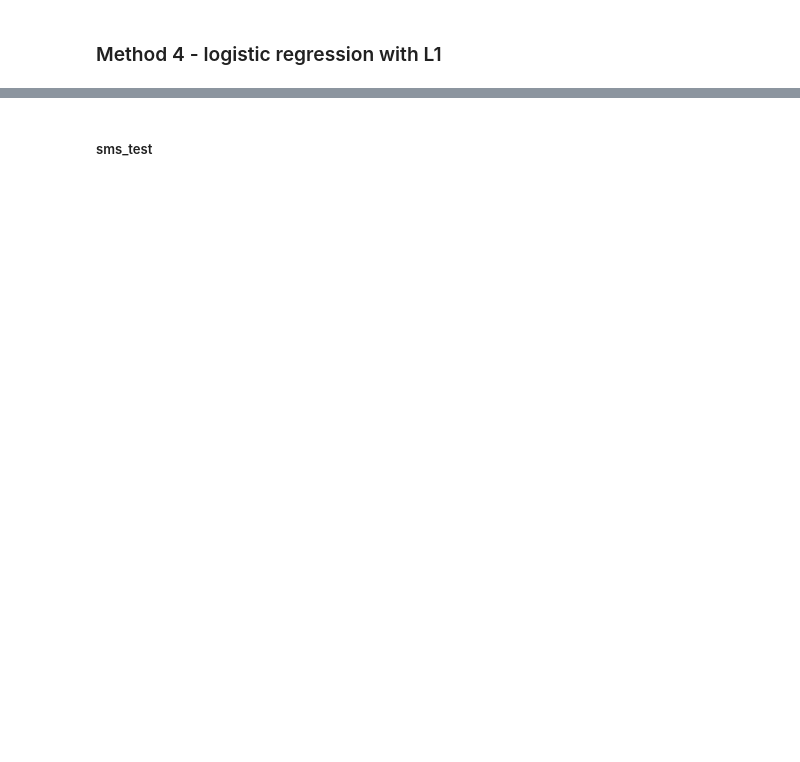
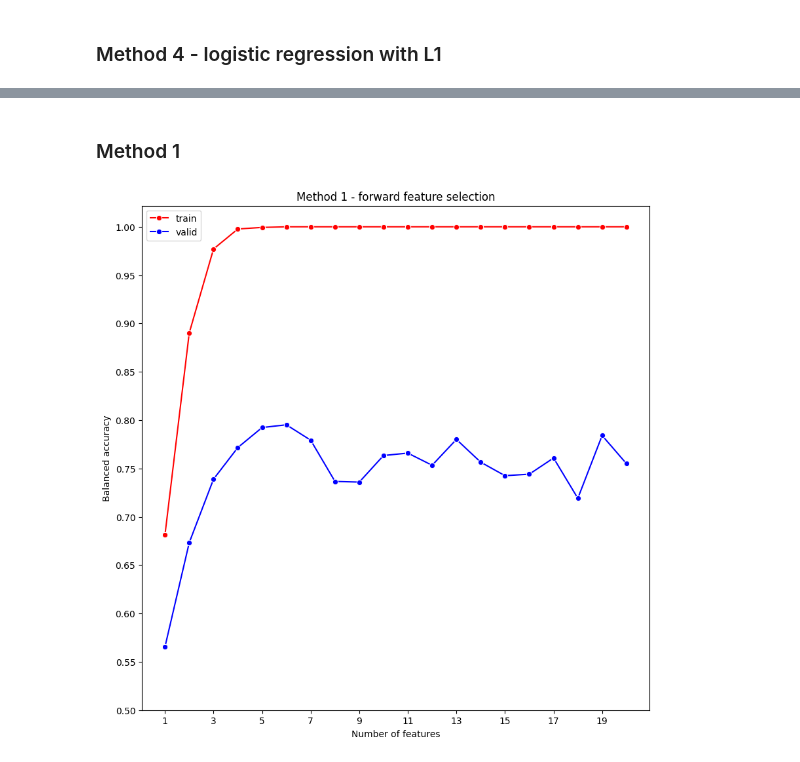
Before and after one commit to maciekchylak/AdvancedMachineLearningProject2, a Jupyter notebook: aml_project_2.ipynb, the cells around one changed output, grey strips where cells are left out. Cells and saved outputs as stored; diff of their text form; code cells hidden in the pictures; blank space fills up the shorter version.

Commit message:
Add MVP of artificial dataset fs

```diff
--- a/aml_project_2.ipynb
+++ b/aml_project_2.ipynb
@@ -448,5 +467,5 @@ Accuracy valid: 0.6899
 # %%
-ffss = list(range(5, 21, 2))
+ffss = list(range(1, 21, 1))
 iters = 3
 
 j = 0
@@ -461,7 +480,7 @@ for ffs in ffss:
             "select_from_model": ffs,
         }
 
-        X_train_t, X_test_t = feature_selection_method3(
+        X_train_t, X_valid_t = feature_selection_method3(
             settings,
             X_train,
             y_train,
@@ -474,10 +493,10 @@ for ffs in ffss:
         xgb.fit(X_train_t, y_train)
 
 
-        ba_valid = np.round(balanced_accuracy_score(y_valid, xgb.predict(X_test_t)), 2)
+        ba_valid = np.round(balanced_accuracy_score(y_valid, xgb.predict(X_valid_t)), 2)
 
-        pd.DataFrame(xgb.predict_proba(X_test_t)).to_csv(f"output/MACCHY_ddartificial_prediction_{j}_{ba_valid}.txt")
+        pd.DataFrame(xgb.predict_proba(X_valid_t)).to_csv(f"output/artificial/method3/MACCHY_artificial_prediction_{ffs}_{i}.txt")
 
-        np.savetxt(f"output/MACCHY_ddartificial_features_{j}.txt", X_train_t.columns.values.astype(int), fmt="%i")
+        np.savetxt(f"output/artificial/method3/MACCHY_artificial_features_{ffs}_{i}.txt", X_train_t.columns.values.astype(int), fmt="%i")
 
         j += 1
@@ -560,5 +597,5 @@ Accuracy valid: 0.7878
 # %%
-ffss = list(range(5, 21, 2))
+ffss = list(range(1, 21, 1))
 iters = 3
 
 j = 0
@@ -573,7 +610,7 @@ for ffs in ffss:
             "logistic_regression_l1": ffs,
         }
 
-        X_train_t, X_test_t = feature_selection_method4(
+        X_train_t, X_valid_t = feature_selection_method4(
             settings,
             X_train,
             y_train,
@@ -586,10 +623,10 @@ for ffs in ffss:
         xgb.fit(X_train_t, y_train)
 
 
-        ba_valid = np.round(balanced_accuracy_score(y_valid, xgb.predict(X_test_t)), 2)
+        ba_valid = np.round(balanced_accuracy_score(y_valid, xgb.predict(X_valid_t)), 2)
 
-        pd.DataFrame(xgb.predict_proba(X_test_t)).to_csv(f"output/MACCHY_ddartificial_prediction_{j}_{ba_valid}.txt")
+        pd.DataFrame(xgb.predict_proba(X_valid_t)).to_csv(f"output/method4/MACCHY_artificial_prediction_{ffs}_{i}.txt")
 
-        np.savetxt(f"output/MACCHY_ddartificial_features_{j}.txt", X_train_t.columns.values.astype(int), fmt="%i")
+        np.savetxt(f"output/artificial/method4/MACCHY_artificial_features_{ffs}_{i}.txt", X_train_t.columns.values.astype(int), fmt="%i")
 
         j += 1
@@ -609,2 +652,0 @@ sms_train_y.head()
-# %% [markdown]
-##### sms_test
@@ -614,0 +653,38 @@ sms_test_x.head()
+# %% [markdown]
+### Method 1
+# %%
+ffss = list(range(1, 21, 1))
+iters = 3
+
+b_accuracies_train = []
+b_accuracies_valid = []
+
+for j, ffs in enumerate(ffss):
+    b_accuracies_train.append([])
+    b_accuracies_valid.append([])
+    for i in range(iters):
+        with open(f"output/artificial/method1/MACCHY_artificial_features_{ffs}_{i}.txt") as f:
+            columns = [int(line.rstrip()) for line in f]
+            X_train_t = X_train.loc[:, columns]
+            X_valid_t = X_valid.loc[:, columns]
+
+            xgb = XGBClassifier()
+            xgb.fit(X_train_t, y_train)
+
+            b_accuracies_train[j].append(balanced_accuracy_score(y_train, xgb.predict(X_train_t)))
+            b_accuracies_valid[j].append(balanced_accuracy_score(y_valid, xgb.predict(X_valid_t)))
+
+plt.figure(figsize=(10, 10))
+sns.lineplot(x=ffss, y=np.mean(b_accuracies_train, axis=1), marker="o", label="train", color="r")
+sns.lineplot(x=ffss, y=np.mean(b_accuracies_valid, axis=1), marker="o", label="valid", color="b")
+
+plt.title("Method 1 - forward feature selection")
+plt.ylabel("Balanced accuracy")
+plt.xlabel("Number of features")
+
+plt.xticks(np.arange(min(ffss), max(ffss)+1, 2))
+plt.yticks(np.arange(0.5, 1.025, 0.05))
+
+plt.show()
+# %% [output]
+[figure, added]
```
Also changed, not shown: parts of 21 cells of this notebook.
